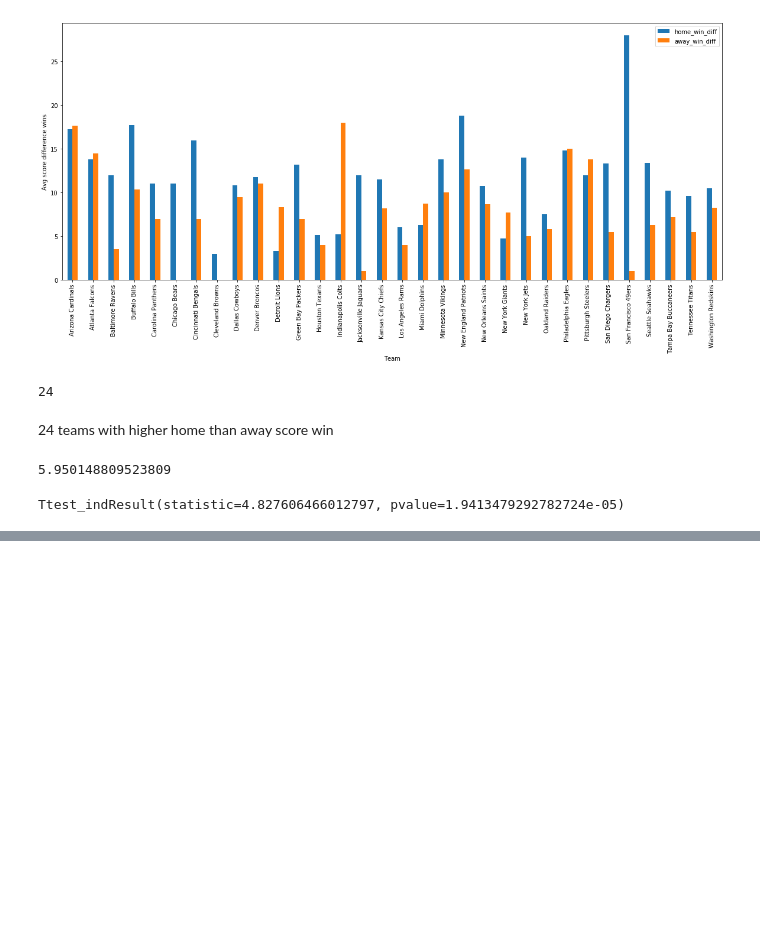
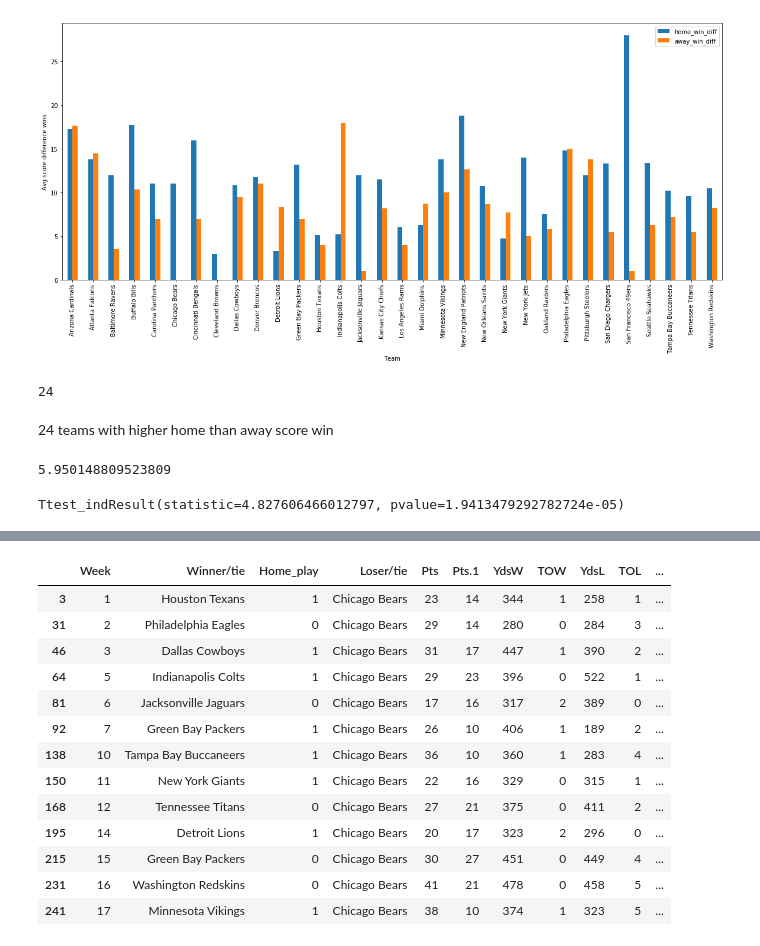
Before and after one commit to bsuwirjo/cogs108FinalProject, a Jupyter notebook: Football.ipynb, the cells around one changed output, grey strips where cells are left out. Cells and saved outputs as stored; diff of their text form; code cells hidden in the pictures; blank space fills up the shorter version.

```diff
--- a/Football.ipynb
+++ b/Football.ipynb
@@ -119,0 +147,17 @@ Ttest_indResult(statistic=4.827606466012797, pvalue=1.9413479292782724e-05)
+# %%
+NFL_frame[NFL_frame['Loser/tie']=='Chicago Bears']
+# %% [output]
+|  | Week | Winner/tie | Home_play | Loser/tie | Pts | Pts.1 | YdsW | TOW | YdsL | TOL | ... |
+| 3 | 1 | Houston Texans | 1 | Chicago Bears | 23 | 14 | 344 | 1 | 258 | 1 | ... |
+| 31 | 2 | Philadelphia Eagles | 0 | Chicago Bears | 29 | 14 | 280 | 0 | 284 | 3 | ... |
+| 46 | 3 | Dallas Cowboys | 1 | Chicago Bears | 31 | 17 | 447 | 1 | 390 | 2 | ... |
+| 64 | 5 | Indianapolis Colts | 1 | Chicago Bears | 29 | 23 | 396 | 0 | 522 | 1 | ... |
+| 81 | 6 | Jacksonville Jaguars | 0 | Chicago Bears | 17 | 16 | 317 | 2 | 389 | 0 | ... |
+| 92 | 7 | Green Bay Packers | 1 | Chicago Bears | 26 | 10 | 406 | 1 | 189 | 2 | ... |
+| 138 | 10 | Tampa Bay Buccaneers | 1 | Chicago Bears | 36 | 10 | 360 | 1 | 283 | 4 | ... |
+| 150 | 11 | New York Giants | 1 | Chicago Bears | 22 | 16 | 329 | 0 | 315 | 1 | ... |
+| 168 | 12 | Tennessee Titans | 0 | Chicago Bears | 27 | 21 | 375 | 0 | 411 | 2 | ... |
+| 195 | 14 | Detroit Lions | 1 | Chicago Bears | 20 | 17 | 323 | 2 | 296 | 0 | ... |
+| 215 | 15 | Green Bay Packers | 0 | Chicago Bears | 30 | 27 | 451 | 0 | 449 | 4 | ... |
+| 231 | 16 | Washington Redskins | 0 | Chicago Bears | 41 | 21 | 478 | 0 | 458 | 5 | ... |
+| 241 | 17 | Minnesota Vikings | 1 | Chicago Bears | 38 | 10 | 374 | 1 | 323 | 5 | ... |
```
Also changed, not shown: parts of 3 cells of this notebook.
